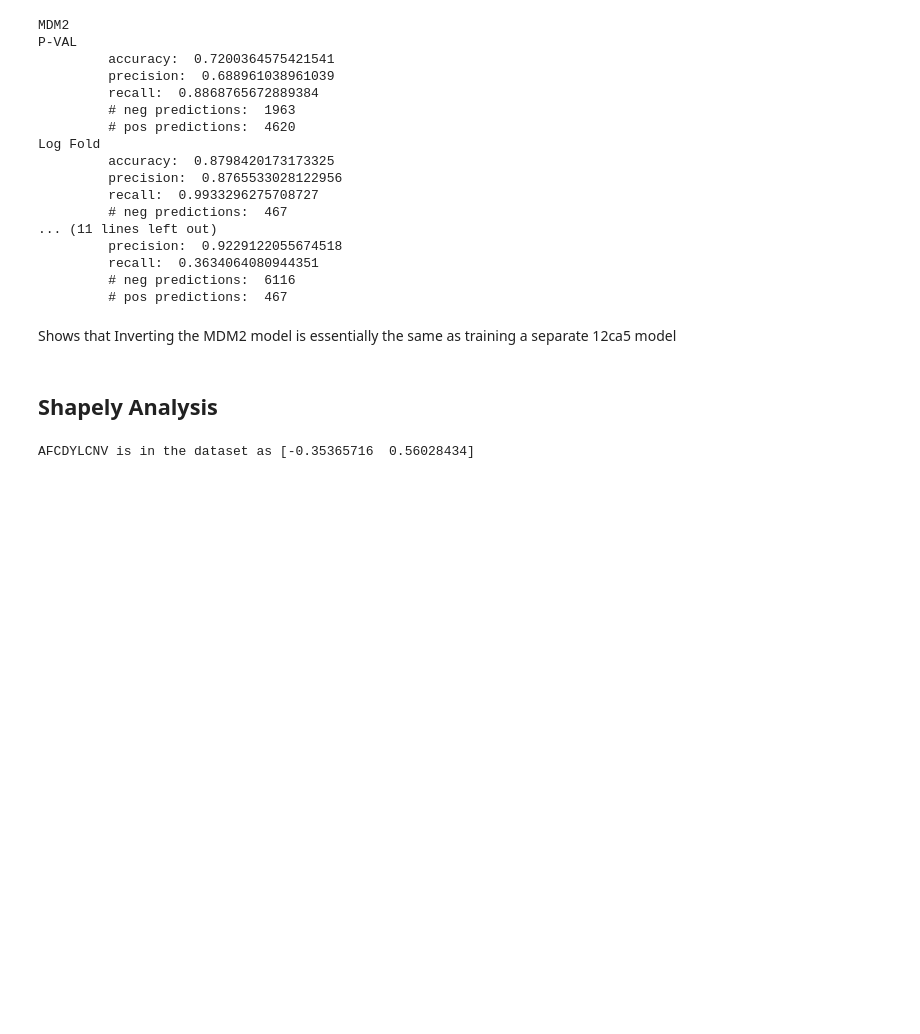
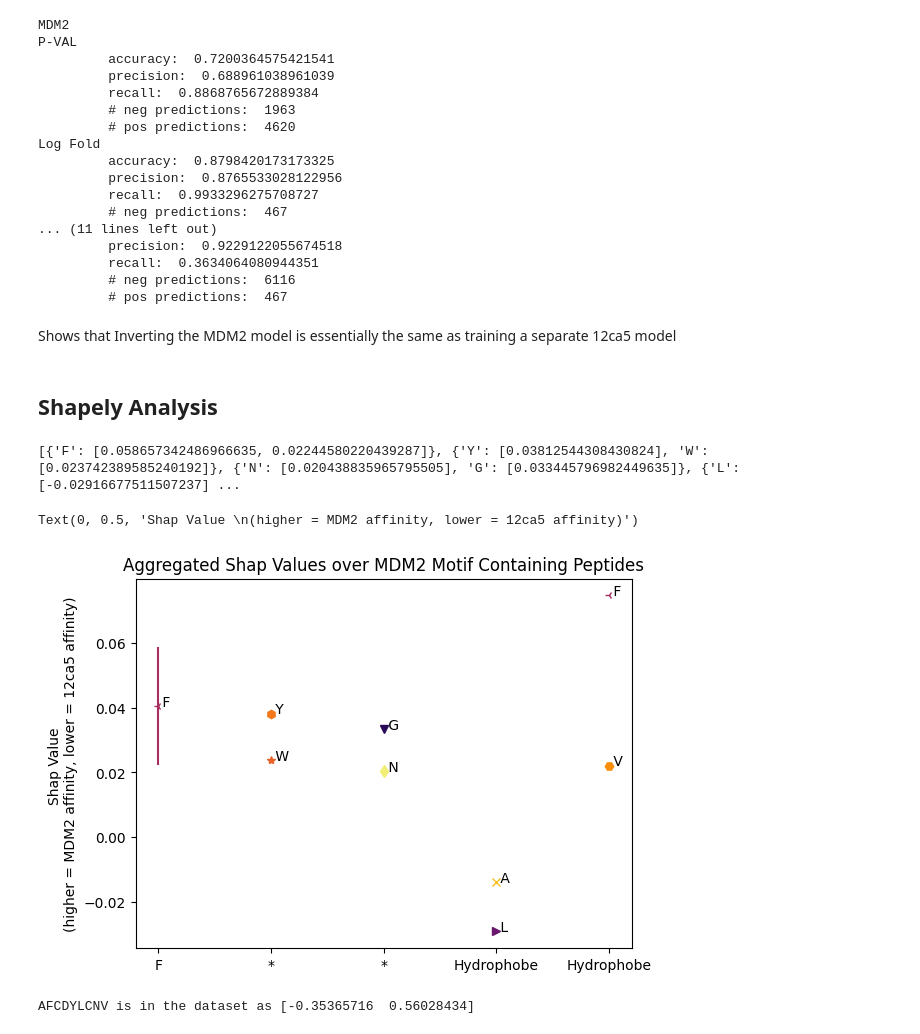
Before and after one commit to YitongTseo/ml_phage_display, a Jupyter notebook: F4_shapely_analysis.ipynb, the cells around one changed output. Drawn from its saved outputs; the diff is of its cells as text; code cells hidden in the pictures; blank space fills up the shorter version.

Commit message:
shap_values finished
as title

```diff
--- a/F4_shapely_analysis.ipynb
+++ b/F4_shapely_analysis.ipynb
@@ -193,6 +195,72 @@ for peptide_of_interest, match in tqdm(mdm2_motif_peptides):
     collected_shap_values.append(
         (attribution[match[0] : match[1]], peptide_of_interest[match[0] : match[1]])
     )
+# %%
+# Matrix is the list (residue idx) of dictionaries (amino acids) of list (shap_values)
+matrix = []
+residue_num = 5
+
+for residue_idx in range(residue_num):
+    aa_to_shap_value_lookup = {}
+    for shap_values, peptide_str in collected_shap_values:
+        aa = peptide_str[residue_idx]
+        shap_val_per_aa = aa_to_shap_value_lookup.get(aa, [])
+        shap_val_per_aa.append(shap_values[residue_idx])
+        aa_to_shap_value_lookup[aa] = shap_val_per_aa
+    matrix.append(aa_to_shap_value_lookup)
+
+import pickle
+with open('shap_value_comparison.pickle', 'wb') as handle:
+    pickle.dump(matrix, handle, protocol=pickle.HIGHEST_PROTOCOL)
+
+print(matrix)
+# %% [output]
+[{'F': [0.058657342486966635, 0.02244580220439287]}, {'Y': [0.03812544308430824], 'W': [0.023742389585240192]}, {'N': [0.020438835965795505], 'G': [0.033445796982449635]}, {'L': [-0.02916677511507237] ...
+# %%
+# Time to plot
+aa_to_marker = {
+	'C': '.',     # point marker
+	'Q': ',',     # pixel marker
+	'E': 'o',     # circle marker
+	'G': 'v',     # triangle_down marker
+	'H': '^',     # triangle_up marker
+	'I': '<',     # triangle_left marker
+	'L': '>',     # triangle_right marker
+	'K': '1',     # tri_down marker
+	'M': '2',     # tri_up marker
+	'F': '3',     # tri_left marker
+	'P': '4',     # tri_right marker
+	'S': 's',     # square marker
+	'T': 'p',     # pentagon marker
+	'W': '*',     # star marker
+	'Y': 'h',     # hexagon1 marker
+	'V': 'H',     # hexagon2 marker
+	'D': '+',     # plus marker
+	'A': 'x',     # x marker
+	'R': 'D',     # diamond marker
+	'N': 'd',     # thin_diamond marker
+}
+NUM_COLORS = len(aa_to_marker)
+cm = plt.get_cmap('inferno')
+color=[cm(1.*i/NUM_COLORS) for i in range(NUM_COLORS)]
+
+aa_to_marker_and_color = {aa: (marker, color[idx])for idx, (aa, marker) in enumerate(aa_to_marker.items())}
+
+for residue_idx, aa_to_shap_value_lookup in enumerate(matrix):
+    for aa, shap_vals in aa_to_shap_value_lookup.items():
+        mean_shap = np.mean(shap_vals)
+        std_dev_shap = np.std(shap_vals)
+        marker, color = aa_to_marker_and_color[aa]
+        plt.errorbar(x=residue_idx,y=mean_shap,yerr=std_dev_shap,fmt=marker, color=color)
+        plt.text(residue_idx, mean_shap,' ' + aa ,horizontalalignment='left')
+
+plt.xticks(np.arange(0, residue_num, step=1))
+plt.xticks(np.arange(residue_num), ['F', '*', '*', 'Hydrophobe', 'Hydrophobe'])
+plt.title('Aggregated Shap Values over MDM2 Motif Containing Peptides')
+plt.ylabel('Shap Value \n(higher = MDM2 affinity, lower = 12ca5 affinity)')
+# %% [output]
+Text(0, 0.5, 'Shap Value \n(higher = MDM2 affinity, lower = 12ca5 affinity)')
+[figure, added]
 # %%
 investigate_individual_peptides("AFCDYLCNV")
 # %% [output]
```
Also changed, not shown: parts of 2 cells of this notebook, 1 other file.
